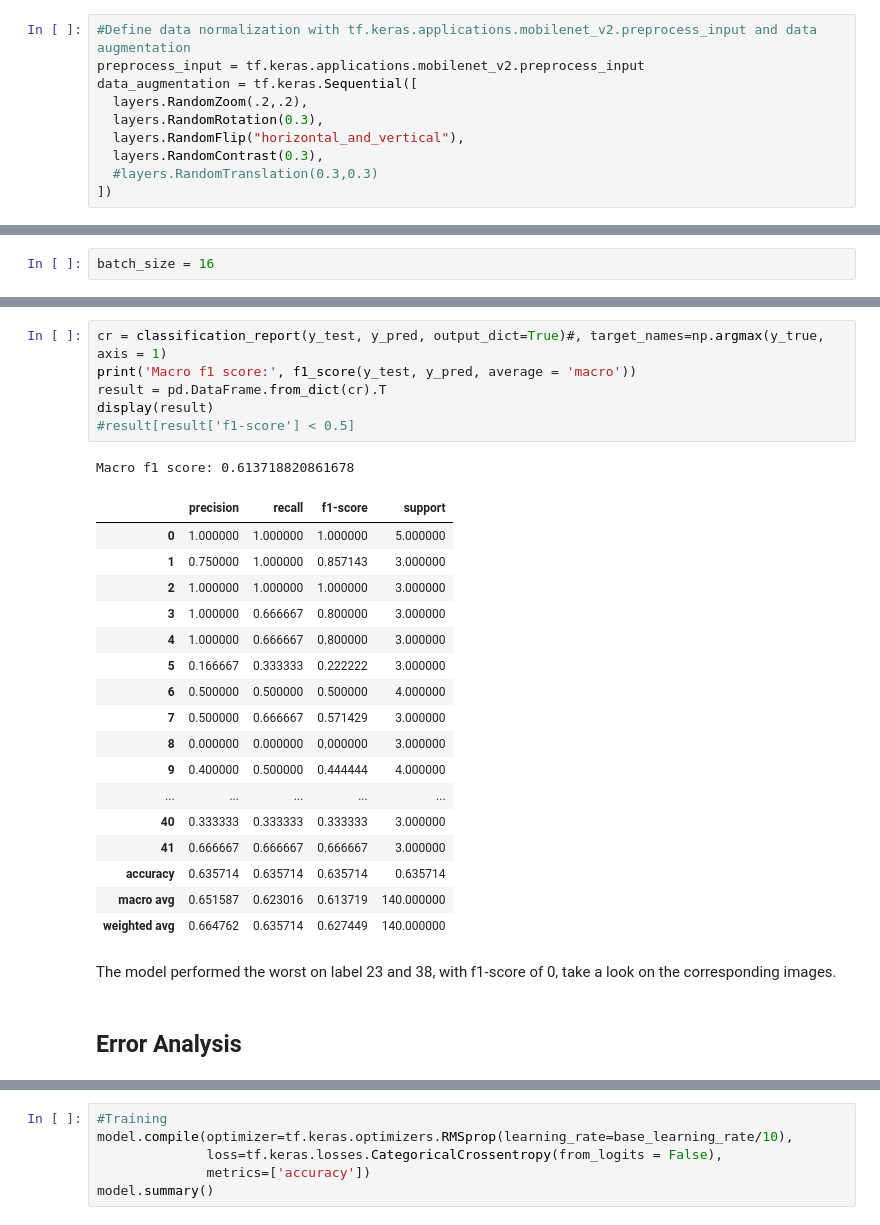
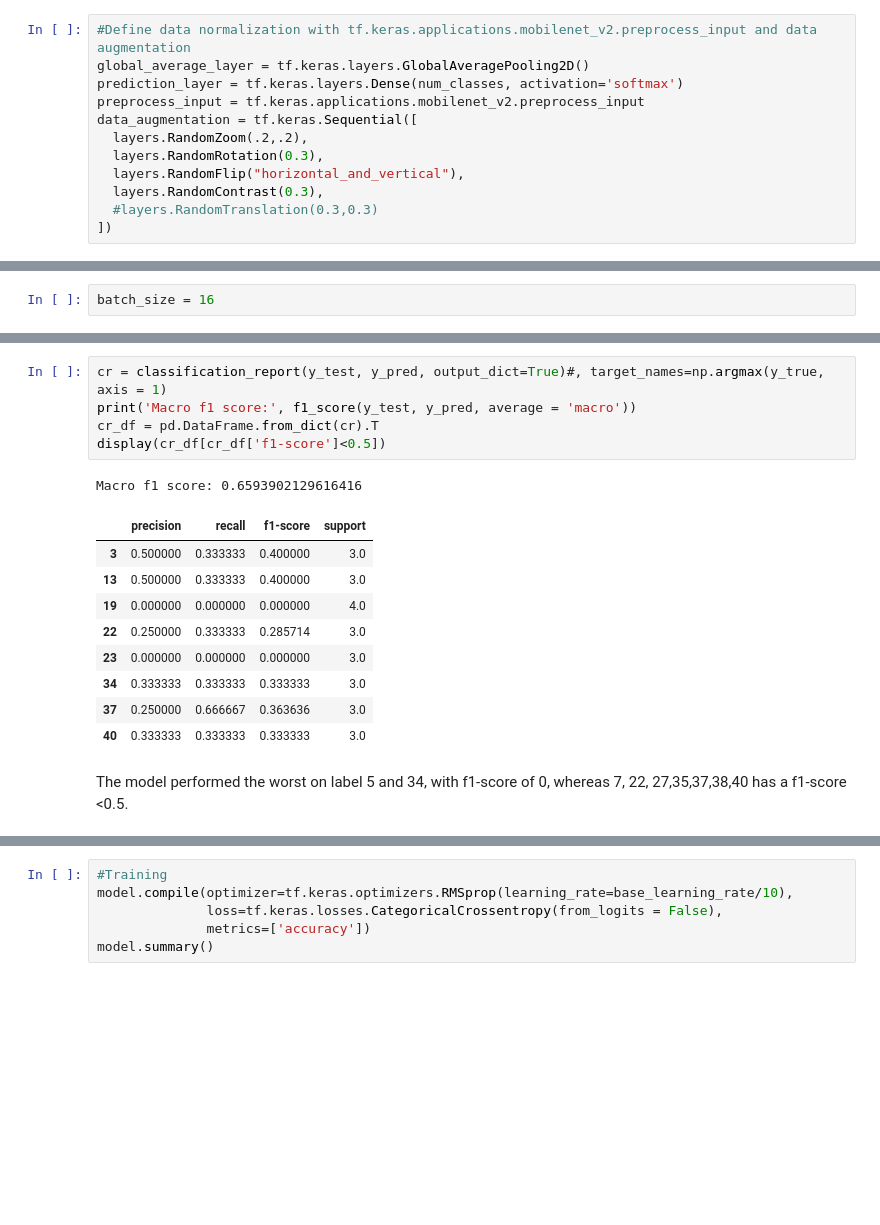
Before and after one commit to justinchan114/Mahjong_Tile_Classifier, a Jupyter notebook: mahjong_mobilenetV2.ipynb, the cells around one changed output, grey strips where cells are left out. Saved outputs shown, nothing was run; the diff lists cells and outputs as text; blank space fills up the shorter version.

```diff
--- a/mahjong_mobilenetV2.ipynb
+++ b/mahjong_mobilenetV2.ipynb
@@ -304,6 +313,8 @@ prediction_layer = tf.keras.layers.Dense(num_classes, activation='softmax')
 #print(prediction_batch.shape)
 # %%
 #Define data normalization with tf.keras.applications.mobilenet_v2.preprocess_input and data augmentation
+global_average_layer = tf.keras.layers.GlobalAveragePooling2D()
+prediction_layer = tf.keras.layers.Dense(num_classes, activation='softmax')
 preprocess_input = tf.keras.applications.mobilenet_v2.preprocess_input
 data_augmentation = tf.keras.Sequential([
   layers.RandomZoom(.2,.2),
@@ -477,29 +490,18 @@ y_pred = np.argmax(y_pred, axis=1)
 # %%
 cr = classification_report(y_test, y_pred, output_dict=True)#, target_names=np.argmax(y_true, axis = 1)
 print('Macro f1 score:', f1_score(y_test, y_pred, average = 'macro'))
-result = pd.DataFrame.from_dict(cr).T
-display(result)
-#result[result['f1-score'] < 0.5]
+cr_df = pd.DataFrame.from_dict(cr).T
+display(cr_df[cr_df['f1-score']<0.5])
 # %% [output]
-Macro f1 score: 0.613718820861678
+Macro f1 score: 0.6593902129616416
 |  | precision | recall | f1-score | support |
-| 0 | 1.000000 | 1.000000 | 1.000000 | 5.000000 |
-| 1 | 0.750000 | 1.000000 | 0.857143 | 3.000000 |
-| 2 | 1.000000 | 1.000000 | 1.000000 | 3.000000 |
-| 3 | 1.000000 | 0.666667 | 0.800000 | 3.000000 |
-| 4 | 1.000000 | 0.666667 | 0.800000 | 3.000000 |
-| 5 | 0.166667 | 0.333333 | 0.222222 | 3.000000 |
-| 6 | 0.500000 | 0.500000 | 0.500000 | 4.000000 |
-| 7 | 0.500000 | 0.666667 | 0.571429 | 3.000000 |
-| 8 | 0.000000 | 0.000000 | 0.000000 | 3.000000 |
-| 9 | 0.400000 | 0.500000 | 0.444444 | 4.000000 |
-| ... | ... | ... | ... | ... |
-| 40 | 0.333333 | 0.333333 | 0.333333 | 3.000000 |
-| 41 | 0.666667 | 0.666667 | 0.666667 | 3.000000 |
-| accuracy | 0.635714 | 0.635714 | 0.635714 | 0.635714 |
-| macro avg | 0.651587 | 0.623016 | 0.613719 | 140.000000 |
-| weighted avg | 0.664762 | 0.635714 | 0.627449 | 140.000000 |
+| 3 | 0.500000 | 0.333333 | 0.400000 | 3.0 |
+| 13 | 0.500000 | 0.333333 | 0.400000 | 3.0 |
+| 19 | 0.000000 | 0.000000 | 0.000000 | 4.0 |
+| 22 | 0.250000 | 0.333333 | 0.285714 | 3.0 |
+| 23 | 0.000000 | 0.000000 | 0.000000 | 3.0 |
+| 34 | 0.333333 | 0.333333 | 0.333333 | 3.0 |
+| 37 | 0.250000 | 0.666667 | 0.363636 | 3.0 |
+| 40 | 0.333333 | 0.333333 | 0.333333 | 3.0 |
 # %% [markdown]
-The model performed the worst on label 23 and 38, with f1-score of 0, take a look on the corresponding images.
+The model performed the worst on label 5 and 34, with f1-score of 0, whereas 7, 22, 27,35,37,38,40 has a f1-score <0.5.
-# %% [markdown]
-## Error Analysis
```
Also changed, not shown: parts of 43 cells of this notebook.
